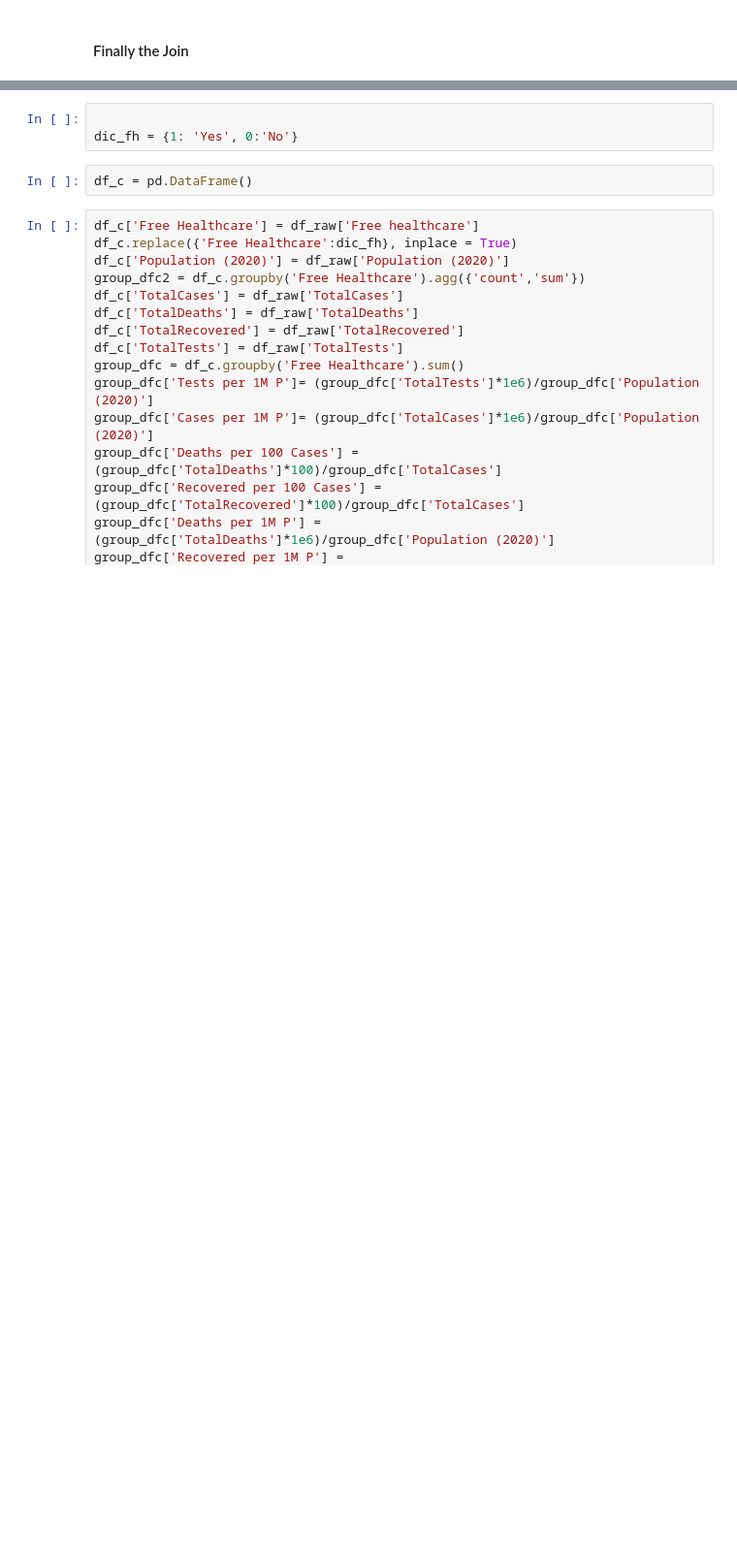
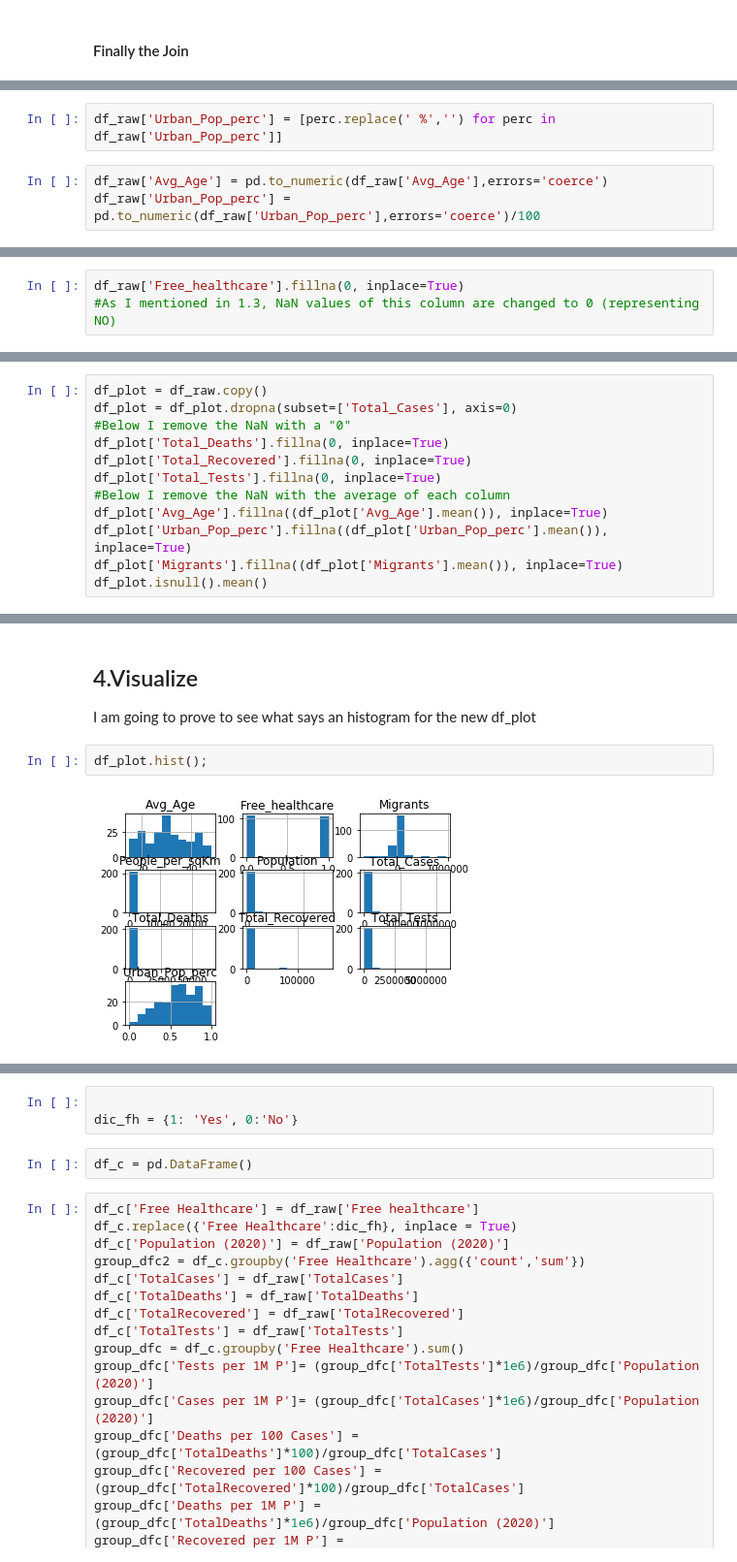
Before and after one commit to cesarvila/population, a Jupyter notebook: covid.ipynb, the cells around one changed output, grey strips where cells are left out. Shown at 97% size. Saved outputs shown, nothing was run; the diff lists cells and outputs as text; blank space fills up the shorter version.

```diff
--- a/covid.ipynb
+++ b/covid.ipynb
@@ -274,0 +245,5 @@ sns.heatmap(df_raw.corr(), annot= True, fmt='.2f');
+# %%
+df_raw['Urban_Pop_perc'] = [perc.replace(' %','') for perc in df_raw['Urban_Pop_perc']]
+# %%
+df_raw['Avg_Age'] = pd.to_numeric(df_raw['Avg_Age'],errors='coerce')
+df_raw['Urban_Pop_perc'] = pd.to_numeric(df_raw['Urban_Pop_perc'],errors='coerce')/100
@@ -274,0 +309,3 @@ sns.heatmap(df_raw.corr(), annot= True, fmt='.2f');
+# %%
+df_raw['Free_healthcare'].fillna(0, inplace=True)
+#As I mentioned in 1.3, NaN values of this column are changed to 0 (representing NO)
@@ -274,0 +407,12 @@ sns.heatmap(df_raw.corr(), annot= True, fmt='.2f');
+# %%
+df_plot = df_raw.copy()
+df_plot = df_plot.dropna(subset=['Total_Cases'], axis=0)
+#Below I remove the NaN with a "0"
+df_plot['Total_Deaths'].fillna(0, inplace=True)
+df_plot['Total_Recovered'].fillna(0, inplace=True)
+df_plot['Total_Tests'].fillna(0, inplace=True)
+#Below I remove the NaN with the average of each column
+df_plot['Avg_Age'].fillna((df_plot['Avg_Age'].mean()), inplace=True)
+df_plot['Urban_Pop_perc'].fillna((df_plot['Urban_Pop_perc'].mean()), inplace=True)
+df_plot['Migrants'].fillna((df_plot['Migrants'].mean()), inplace=True)
+df_plot.isnull().mean()
@@ -274,0 +441,8 @@ sns.heatmap(df_raw.corr(), annot= True, fmt='.2f');
+# %% [markdown]
+## 4.Visualize
+
+  I am going to prove to see what says an histogram for the new df_plot
+# %%
+df_plot.hist();
+# %% [output]
+[figure, added]
```
Also changed, not shown: parts of 68 cells of this notebook, 2 other files.
